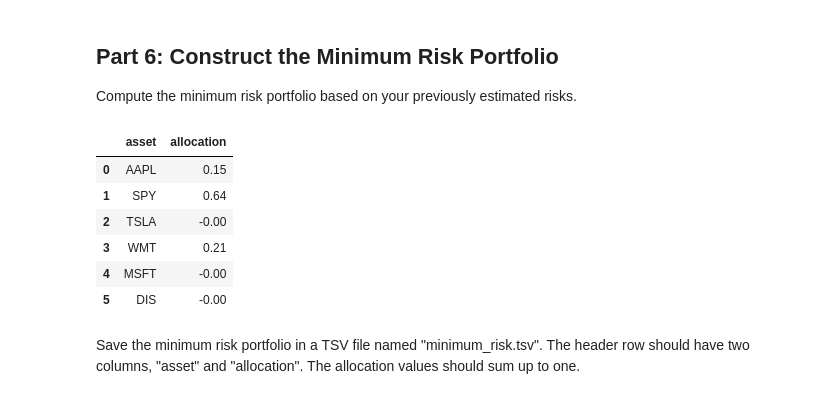
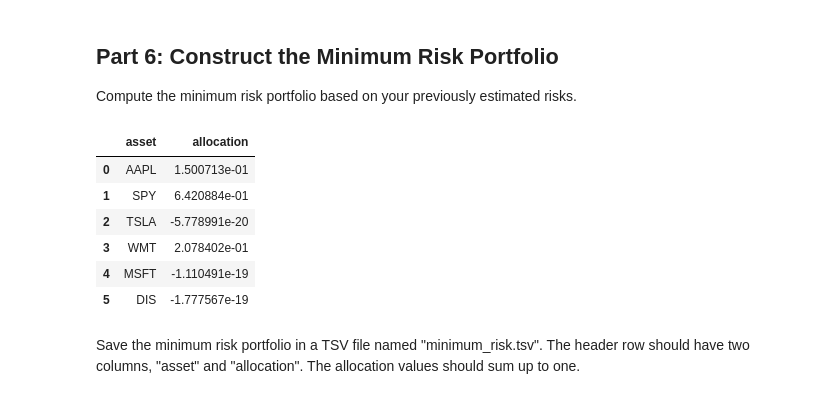
Before and after one commit to nwing2/DX704_Homework, a Jupyter notebook: dx704-project-01.ipynb, the cells around one changed output. Cells and saved outputs as stored; diff of their text form; code cells hidden in the pictures.

```diff
--- a/dx704-project-01.ipynb
+++ b/dx704-project-01.ipynb
@@ -272,28 +272,28 @@ Compute the minimum risk portfolio based on your previously estimated risks.
 # %%
 x_minimum_risk = cp.Variable(n)
 
 objective_min_risk = cp.Minimize(x_minimum_risk.T @ estimated_covariance.to_numpy() @x_minimum_risk)
 
 prob_min_risk = cp.Problem(objective_min_risk,
                            [0 <= x_minimum_risk,
                             cp.sum(x_minimum_risk) == 1])
 
 covariance_min_risk = prob_min_risk.solve()
 
 minimum_risk_portfolio = pd.DataFrame({
     "asset": estimated_returns["asset"],
-    "allocation": x_minimum_risk.value.round(2)
+    "allocation": x_minimum_risk.value
 })
 
 minimum_risk_portfolio
 # %% [output]
 |  | asset | allocation |
-| 0 | AAPL | 0.15 |
-| 1 | SPY | 0.64 |
-| 2 | TSLA | -0.00 |
-| 3 | WMT | 0.21 |
-| 4 | MSFT | -0.00 |
-| 5 | DIS | -0.00 |
+| 0 | AAPL | 1.500713e-01 |
+| 1 | SPY | 6.420884e-01 |
+| 2 | TSLA | -5.778991e-20 |
+| 3 | WMT | 2.078402e-01 |
+| 4 | MSFT | -1.110491e-19 |
+| 5 | DIS | -1.777567e-19 |
 # %% [markdown]
 Save the minimum risk portfolio in a TSV file named "minimum_risk.tsv".
 The header row should have two columns, "asset" and "allocation".
```
Also changed, not shown: parts of 2 cells of this notebook, 3 other files.
